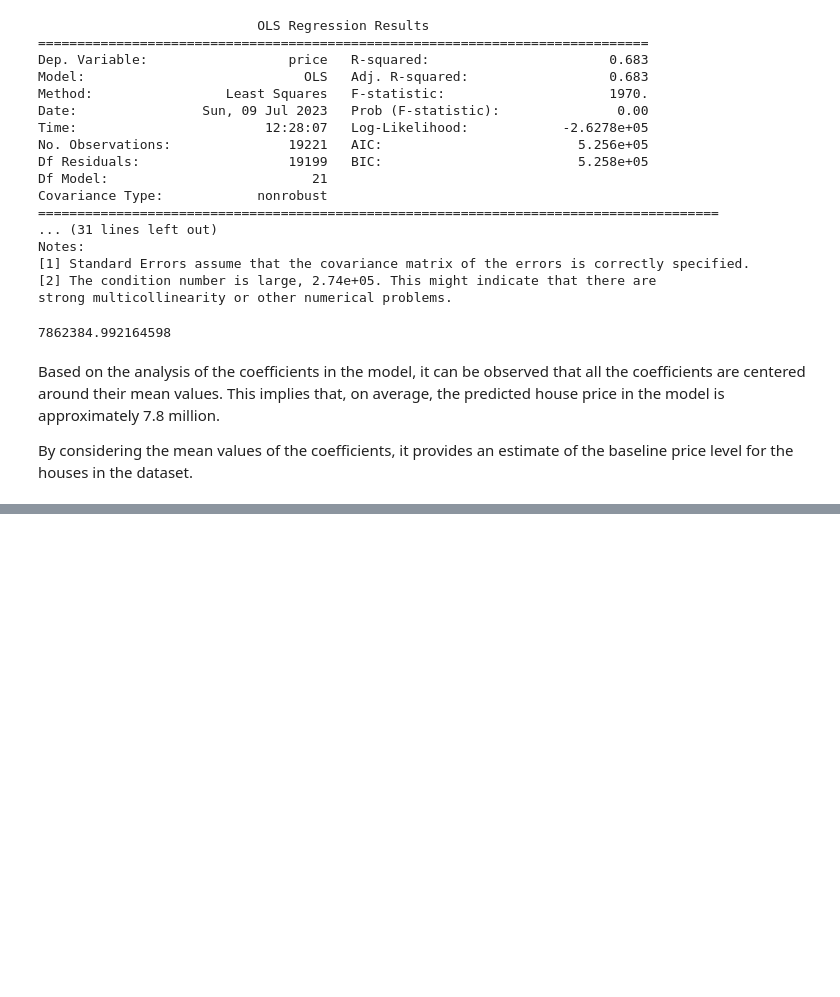
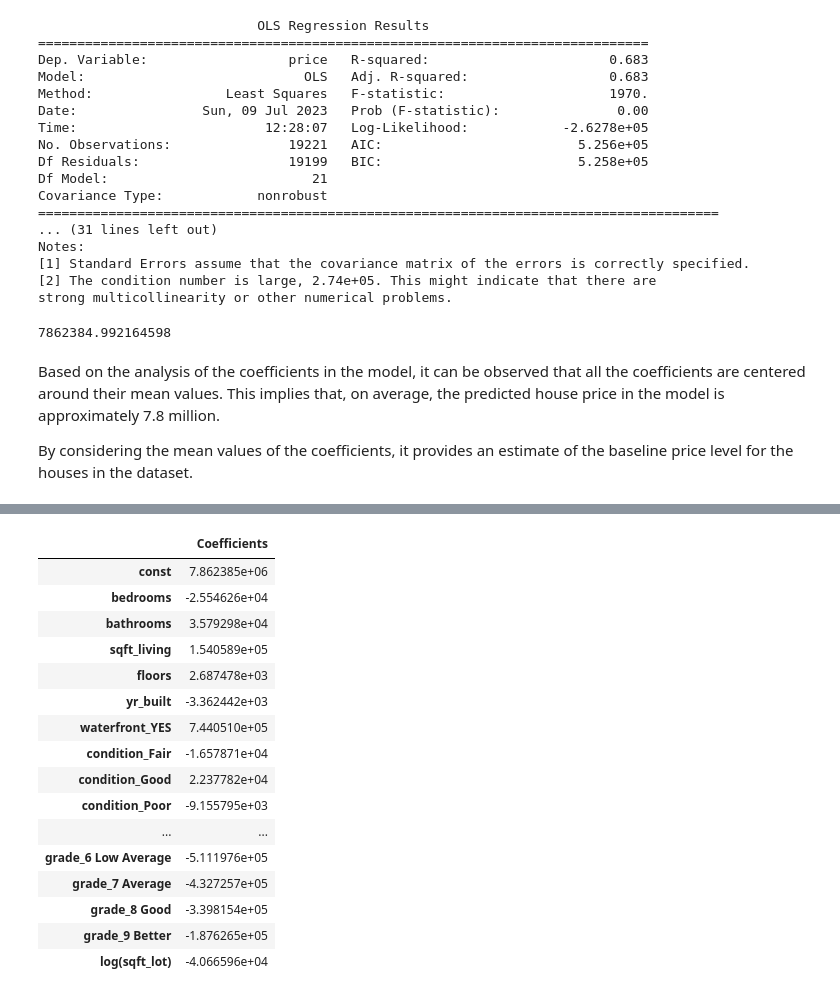
Before and after one commit to AdnanK1/phase-2, a Jupyter notebook: index.ipynb, the cells around one changed output, grey strips where cells are left out. Cells and saved outputs as stored; diff of their text form; code cells hidden in the pictures; blank space fills up the shorter version.

```diff
--- a/index.ipynb
+++ b/index.ipynb
@@ -547,0 +571,5 @@ By considering the mean values of the coefficients, it provides an estimate of t
+# %%
+stand_X = house_copy.drop('price', axis=1)
+
+standardized_model = sm.OLS(y_pred, sm.add_constant(stand_X)).fit()
+print(standardized_model.summary())
@@ -547,0 +594,22 @@ By considering the mean values of the coefficients, it provides an estimate of t
+# %%
+standardized_df = pd.DataFrame(standardized_model.params)
+standardized_df.columns = ['Coefficients']
+standardized_df
+# %% [output]
+|  | Coefficients |
+| const | 7.862385e+06 |
+| bedrooms | -2.554626e+04 |
+| bathrooms | 3.579298e+04 |
+| sqft_living | 1.540589e+05 |
+| floors | 2.687478e+03 |
+| yr_built | -3.362442e+03 |
+| waterfront_YES | 7.440510e+05 |
+| condition_Fair | -1.657871e+04 |
+| condition_Good | 2.237782e+04 |
+| condition_Poor | -9.155795e+03 |
+| ... | ... |
+| grade_6 Low Average | -5.111976e+05 |
+| grade_7 Average | -4.327257e+05 |
+| grade_8 Good | -3.398154e+05 |
+| grade_9 Better | -1.876265e+05 |
+| log(sqft_lot) | -4.066596e+04 |
```
Also changed, not shown: parts of 4 cells of this notebook.
